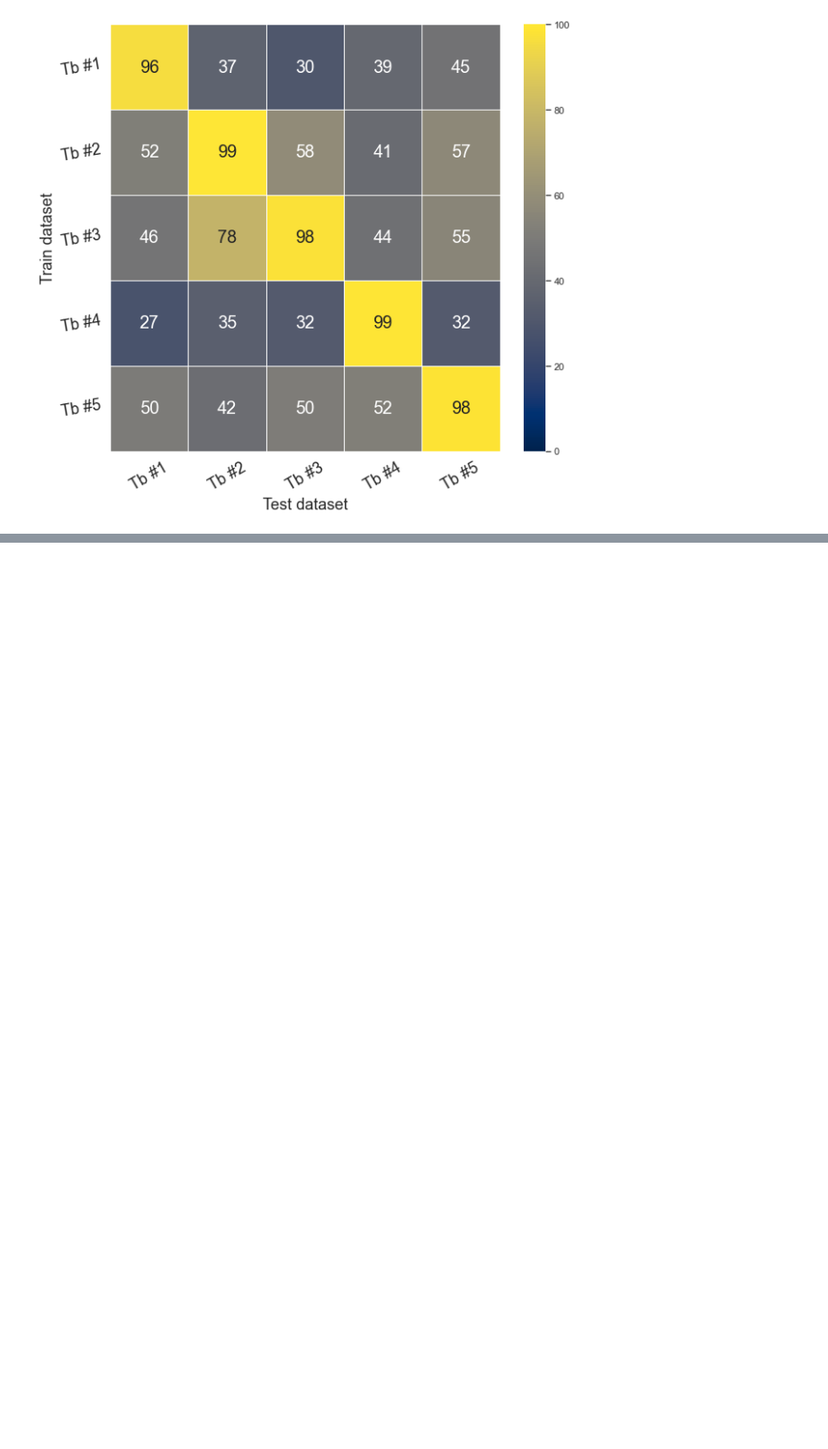
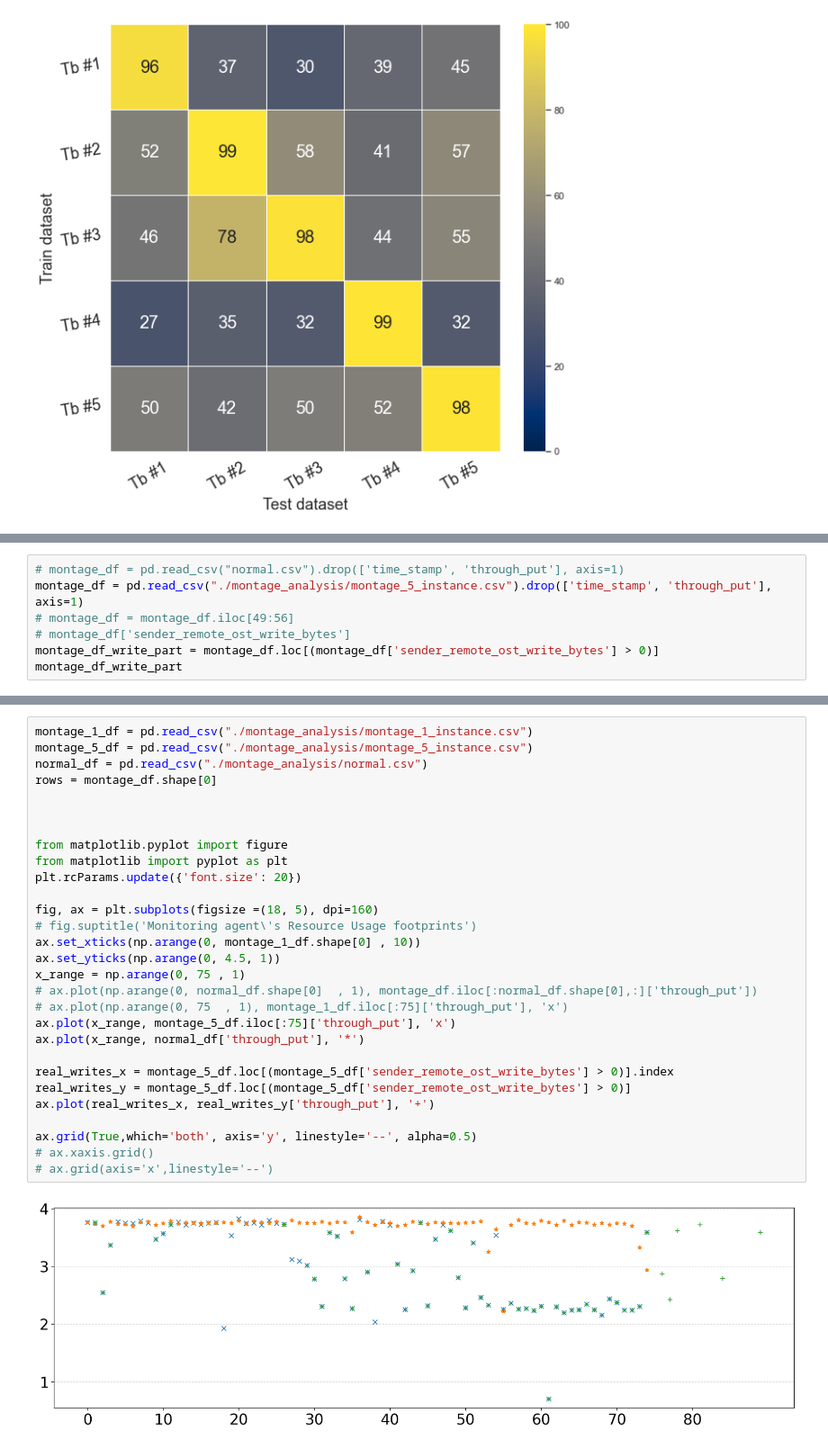
Before and after one commit to EhsanSaZ/BottleneckDetection, a Jupyter notebook: prototype/bottleneck_3.ipynb, the cells around one changed output, grey strips where cells are left out. Shown: that part at 90% size. Drawn from its saved outputs; the diff is of its cells as text; blank space fills up the shorter version.

Commit message:
Update notebook + add montage analysis

```diff
--- a/prototype/bottleneck_3.ipynb
+++ b/prototype/bottleneck_3.ipynb
@@ -749,0 +786,7 @@ ax.set_yticklabels(ticks_labels, rotation=10, fontsize= 18)
+# %%
+# montage_df = pd.read_csv("normal.csv").drop(['time_stamp', 'through_put'], axis=1)
+montage_df = pd.read_csv("./montage_analysis/montage_5_instance.csv").drop(['time_stamp', 'through_put'], axis=1)
+# montage_df = montage_df.iloc[49:56]
+# montage_df['sender_remote_ost_write_bytes']
+montage_df_write_part = montage_df.loc[(montage_df['sender_remote_ost_write_bytes'] > 0)]
+montage_df_write_part
@@ -749,0 +821,31 @@ ax.set_yticklabels(ticks_labels, rotation=10, fontsize= 18)
+# %%
+montage_1_df = pd.read_csv("./montage_analysis/montage_1_instance.csv")
+montage_5_df = pd.read_csv("./montage_analysis/montage_5_instance.csv")
+normal_df = pd.read_csv("./montage_analysis/normal.csv")
+rows = montage_df.shape[0]
+
+
+
+from matplotlib.pyplot import figure
+from matplotlib import pyplot as plt
+plt.rcParams.update({'font.size': 20})
+
+fig, ax = plt.subplots(figsize =(18, 5), dpi=160)
+# fig.suptitle('Monitoring agent\'s Resource Usage footprints')
+ax.set_xticks(np.arange(0, montage_1_df.shape[0] , 10))
+ax.set_yticks(np.arange(0, 4.5, 1))
+x_range = np.arange(0, 75 , 1)
+# ax.plot(np.arange(0, normal_df.shape[0]  , 1), montage_df.iloc[:normal_df.shape[0],:]['through_put'])
+# ax.plot(np.arange(0, 75  , 1), montage_1_df.iloc[:75]['through_put'], 'x')
+ax.plot(x_range, montage_5_df.iloc[:75]['through_put'], 'x')
+ax.plot(x_range, normal_df['through_put'], '*')
+
+real_writes_x = montage_5_df.loc[(montage_5_df['sender_remote_ost_write_bytes'] > 0)].index
+real_writes_y = montage_5_df.loc[(montage_5_df['sender_remote_ost_write_bytes'] > 0)]
+ax.plot(real_writes_x, real_writes_y['through_put'], '+')
+
+ax.grid(True,which='both', axis='y', linestyle='--', alpha=0.5)
+# ax.xaxis.grid()
+# ax.grid(axis='x',linestyle='--')
+# %% [output]
+[figure, added]
```
Also changed, not shown: parts of 11 cells of this notebook, 3 other files.
